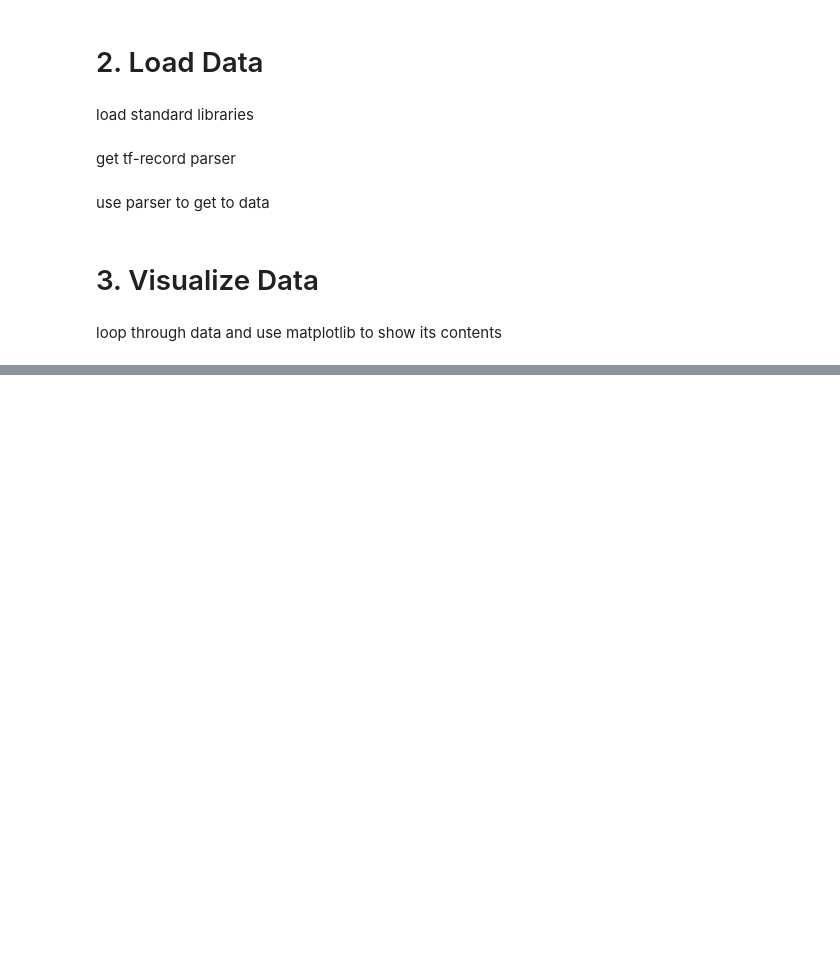
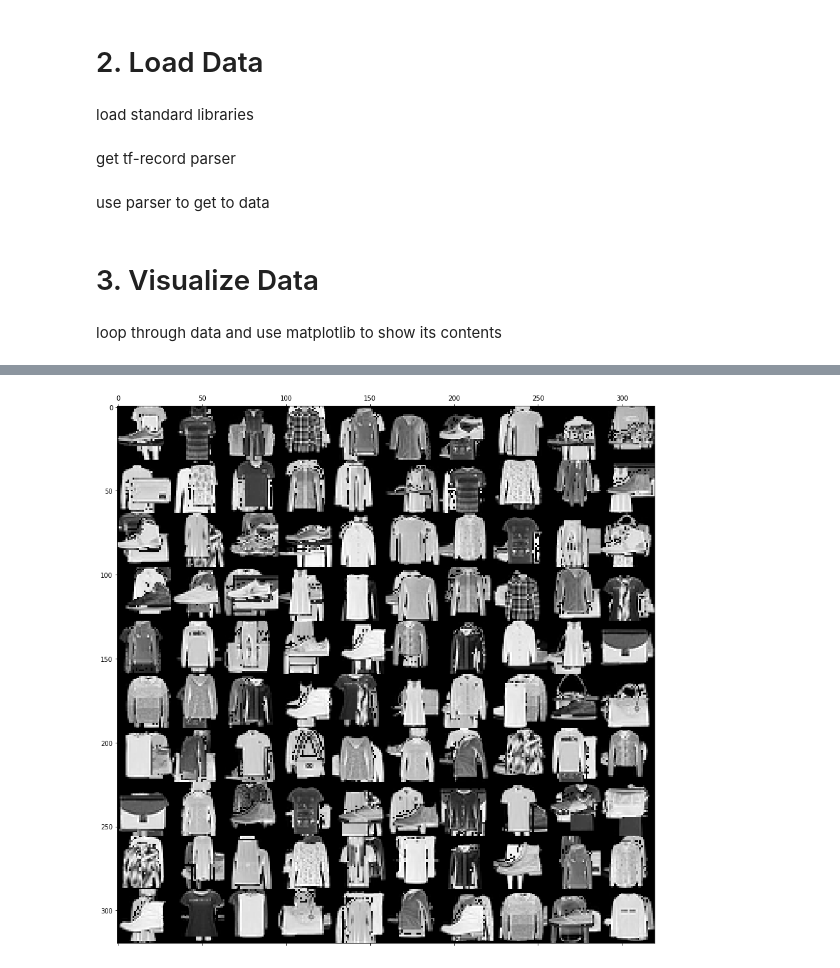
Before and after one commit to mrernst/CAR_flow, a Jupyter notebook: datasets/osmnist/lookat_os-mnist.ipynb, the cells around one changed output, grey strips where cells are left out. Cells and saved outputs as stored; diff of their text form; code cells hidden in the pictures; blank space fills up the shorter version.

```diff
--- a/datasets/osmnist/lookat_os-mnist.ipynb
+++ b/datasets/osmnist/lookat_os-mnist.ipynb
@@ -112,0 +132,18 @@ plt.imshow(left_im - right_im)
+# %%
+import matplotlib as mpl
+mpl.rcParams['figure.figsize'] = [15, 15]
+plt.matshow(np.concatenate(
+    [np.reshape(batch[0][0:10], [320,32]),
+     np.reshape(batch[0][10:20], [320,32]),
+     np.reshape(batch[0][20:30], [320,32]),
+     np.reshape(batch[0][30:40], [320,32]),
+     np.reshape(batch[0][40:50], [320,32]),
+     np.reshape(batch[0][50:60], [320,32]),
+     np.reshape(batch[0][60:70], [320,32]),
+     np.reshape(batch[0][70:80], [320,32]),
+     np.reshape(batch[0][80:90], [320,32]),
+     np.reshape(batch[0][90:100], [320,32])
+    ], axis=1), cmap='gray')
+mpl.rcParams['figure.figsize'] = [6, 6]
+# %% [output]
+[figure, added]
```
Also changed, not shown: parts of 9 cells of this notebook.
